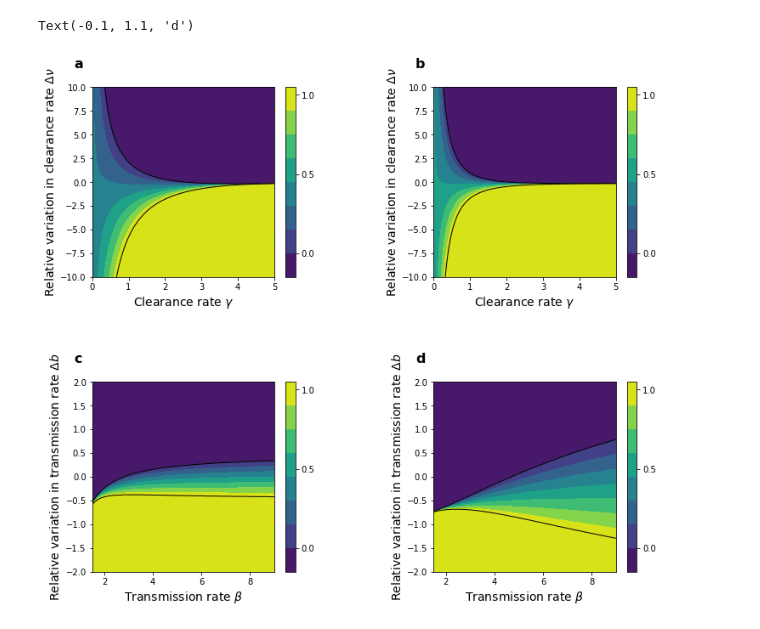
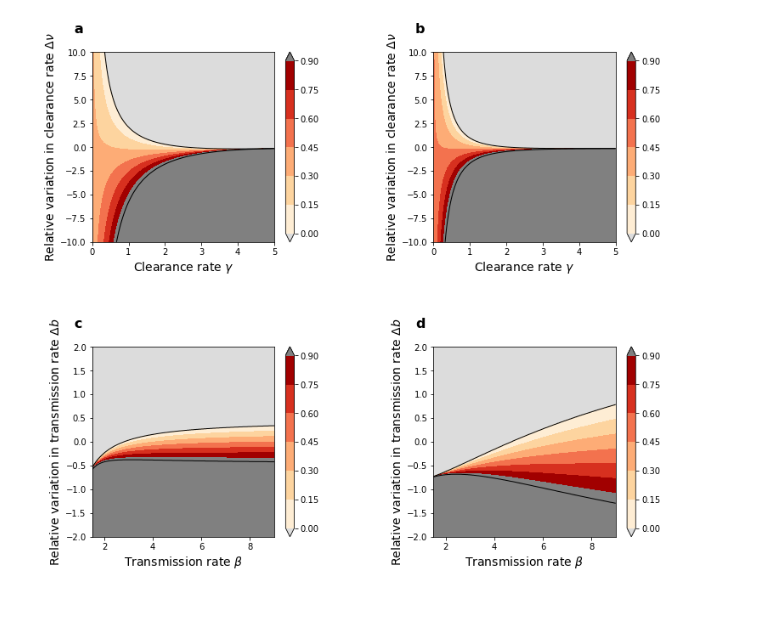
Before and after one commit to lthminhthao/selection_in_2-strains-system, a Jupyter notebook: critical_interplay_between_trait_mean_and_variation.ipynb, the cells around one changed output. Cells and saved outputs as stored; diff of their text form; code cells hidden in the pictures.

```diff
--- a/critical_interplay_between_trait_mean_and_variation.ipynb
+++ b/critical_interplay_between_trait_mean_and_variation.ipynb
@@ -54,6 +54,10 @@ def value(L21, L12, z): #Determine the outcome, pick only coexistence cases with
     val = z*coex + s1 + s2 + bi
     return val
 # %%
+val = []
+x = []
+y= []
+
 ### COMPUTE EQUILIBRIUM ACC. TO MEAN AND VARIATION IN CLEARANCE RATE
 # Set parameters
 r = 0.3
@@ -65,60 +69,65 @@ X = np.linspace(0, 5, 2000)
 Y = np.linspace(10, -10, 2000)
 x1, y1 = np.meshgrid(X, Y)
 
+
 #CASE 1: k = 1.5
 L21, L12, z = resistance(x1, y1, 1.5)
 val1 = value(L21, L12, z)
+x.append(x1)
+y.append(y1)
+val.append(val1)
 
 #CASE 2: k = 0.2
 L21, L12, z = resistance(x1, y1, 0.2)
 val2 = value(L21, L12, z)
+x.append(x1)
+y.append(y1)
+val.append(val2)
 # %%
 ### COMPUTE EQUILIBRIUM ACC. TO MEAN AND VARIATION IN TRANSMISSION RATE
 # Set parameter of neutral system
 gamm = 1
 del_gamm = 1
+
 # Create meshgrid
 X = np.linspace(1.5, 9, 400)
 Y = np.linspace(2, -2, 1000)
 x2, y2 = np.meshgrid(X, Y)
 
+
 #CASE 1: k = 1.5
 L21, L12, z = resistance2(x2, y2, 1.5)
 val3 = value(L21, L12, z)
+x.append(x2)
+y.append(y2)
+val.append(val3)
+
 #CASE 2: k = 0.2
 L21, L12, z = resistance2(x2, y2, 0.2)
 val4 = value(L21, L12, z)
+x.append(x2)
+y.append(y2)
+val.append(val4)
-# %%
-fig, ((ax1, ax2), (ax3, ax4)) = plt.subplots(2, 2, figsize = (12, 10.5))
-fig.subplots_adjust(wspace = 0.5, hspace = 0.55)
-
-ax1.contour(x1, y1, val1, levels = [0, 1], colors=('k',),linestyles=('-',),linewidths=(1,))
-m1 = ax1.contourf(x1, y1, val1)
-ax1.set_ylabel('Relative variation in clearance rate $\Delta \\nu$', fontsize = 14)
-ax1.set_xlabel('Clearance rate $\gamma$', fontsize = 14)
-fig.colorbar(m1, ax = ax1, ticks=[0, 0.5 , 1])
-ax1.text(-0.1, 1.1, 'a', transform=ax1.transAxes, size=16, weight='bold')
-
-ax2.contour(x1, y1, val2, levels = [0, 1], colors=('k',),linestyles=('-',),linewidths=(1,))
-m2 = ax2.contourf(x1, y1, val2)
-ax2.set_ylabel('Relative variation in clearance rate $\Delta \\nu$', fontsize = 14)
-ax2.set_xlabel('Clearance rate $\gamma$', fontsize = 14)
-fig.colorbar(m2, ax = ax2 , ticks=[0, 0.5 , 1])
-ax2.text(-0.1, 1.1, 'b', transform=ax2.transAxes, size=16, weight='bold')
-
-ax3.contour(x2, y2, val3, levels = [0, 1], colors=('k',),linestyles=('-',),linewidths=(1,))
-m3 = ax3.contourf(x2, y2, val3)
-ax3.set_ylabel('Relative variation in transmission rate $\Delta b$', fontsize = 14)
-ax3.set_xlabel('Transmission rate $\\beta$', fontsize = 14)
-fig.colorbar(m3, ax = ax3, ticks=[0, 0.5 , 1])
-ax3.text(-0.1, 1.1, 'c', transform=ax3.transAxes, size=16, weight='bold')
-
-ax4.contour(x2, y2, val4 , levels = [0, 1], colors=('k',),linestyles=('-',),linewidths=(1,))
-m4 = ax4.contourf(x2, y2, val4)
-ax4.set_ylabel('Relative variation in transmission rate $\Delta b$', fontsize = 14)
-ax4.set_xlabel('Transmission rate $\\beta$', fontsize = 14)
-fig.colorbar(m4, ax = ax4, ticks=[0, 0.5 , 1])
-ax4.text(-0.1, 1.1, 'd', transform=ax4.transAxes, size=16, weight='bold')
-# %% [output]
-Text(-0.1, 1.1, 'd')
-[figure, removed]
+# %%
+fig, ax = plt.subplots(2, 2, figsize = (12, 10.5))
+fig.subplots_adjust(wspace = 0.5, hspace = 0.55)
+label = np.array([['a', 'b'], ['c', 'd']])
+
+for i in range (0, 2):
+    for j in range (0, 2):
+        ax[i,j].contour(x[2*i + j], y[2*i + j], val[2*i + j], levels = [0, 1], colors=('k',),linestyles=('-',),linewidths=(1,))
+        m = ax[i,j].contourf(x[2*i + j], y[2*i + j], val[2*i + j], cmap = 'OrRd', extend='both')
+        m.cmap.set_over('grey')
+        m.cmap.set_under('gainsboro')
+        fig.colorbar(m, ax = ax[i,j])
+        ax[i,j].text(-0.1, 1.1, '{}'.format(label[i,j]), transform=ax[i,j].transAxes, size=16, weight='bold')
+
+for i in range (0, 2):
+    ax[0,i].set_ylabel('Relative variation in clearance rate $\Delta \\nu$', fontsize = 14)
+    ax[0,i].set_xlabel('Clearance rate $\gamma$', fontsize = 14)
+
+for i in range (0, 2):
+    ax[1,i].set_ylabel('Relative variation in transmission rate $\Delta b$', fontsize = 14)
+    ax[1,i].set_xlabel('Transmission rate $\\beta$', fontsize = 14)
+# %% [output]
+[figure, added]
```
Also changed, not shown: 3 other files.
